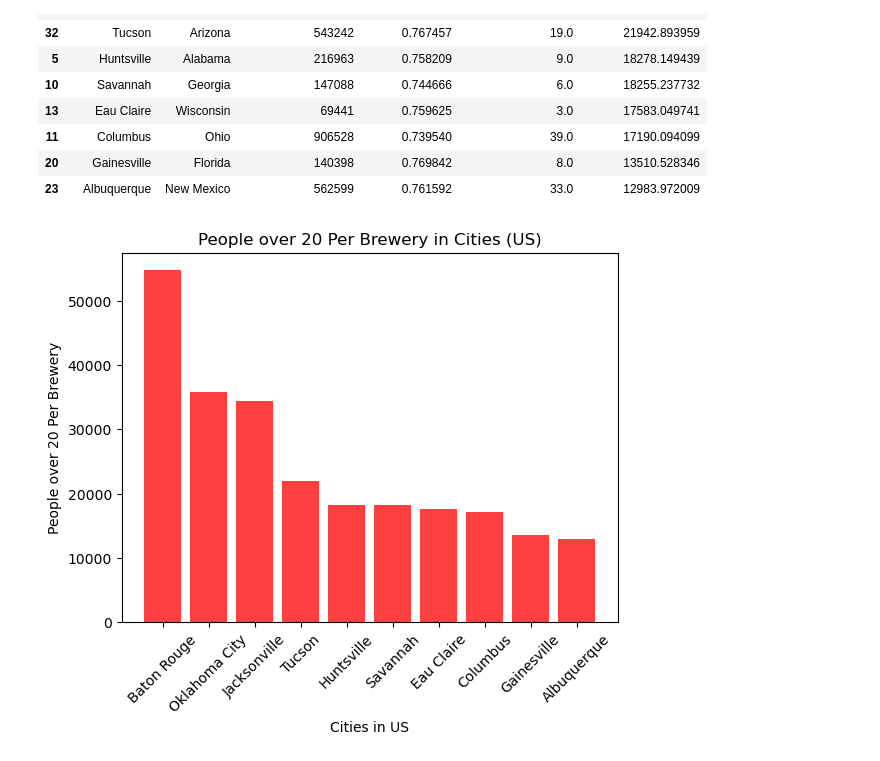
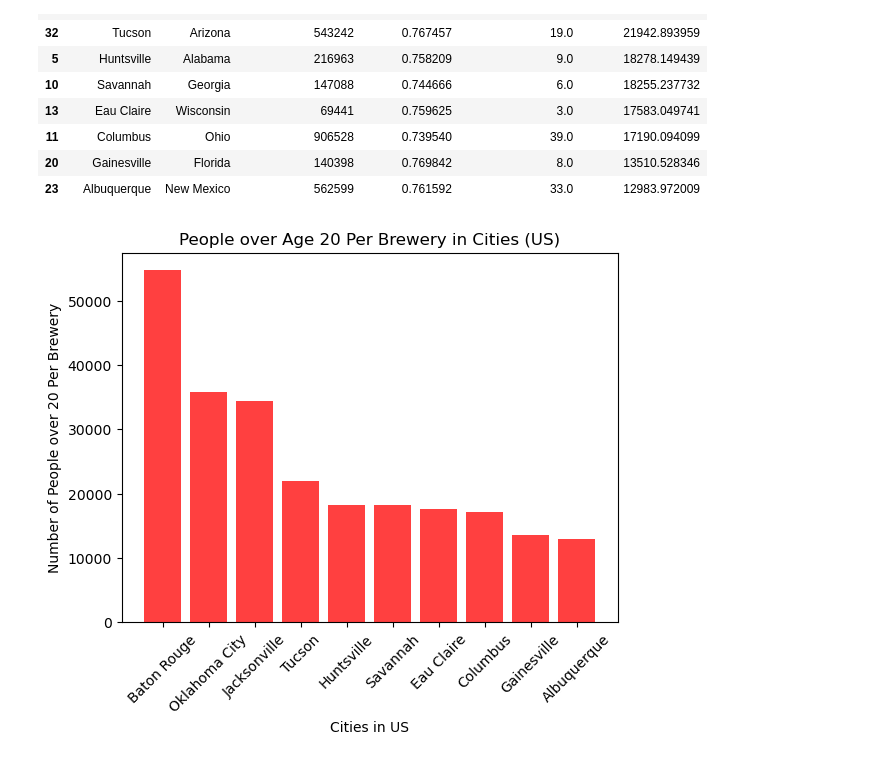
Before and after one commit to nburwick/project-1, a Jupyter notebook: Jupyter Notebooks/Data_Set_Final.ipynb, the cells around one changed output. Saved outputs shown, nothing was run; the diff lists cells and outputs as text; code cells hidden in the pictures.

Commit message:
Final Dataset Graph

```diff
--- a/Jupyter Notebooks/Data_Set_Final.ipynb
+++ b/Jupyter Notebooks/Data_Set_Final.ipynb
@@ -131,9 +131,9 @@ ticks = [ x for x in x_axis]
 # %%
 plt.bar(x_axis , FinalDF["People Per Brewery"], color = 'red', alpha=.75, align="center")
 plt.xticks(np.arange(len(FinalDF)), rotation=45)
 plt.xlabel("Cities in US")
-plt.ylabel("People over 20 Per Brewery")
-plt.title("People over 20 Per Brewery in Cities (US)")
+plt.ylabel("Number of People over 20 Per Brewery")
+plt.title("People over Age 20 Per Brewery in Cities (US)")
 plt.show()
 # %% [output]
-[figure, old version]
+[figure, new version]
```
